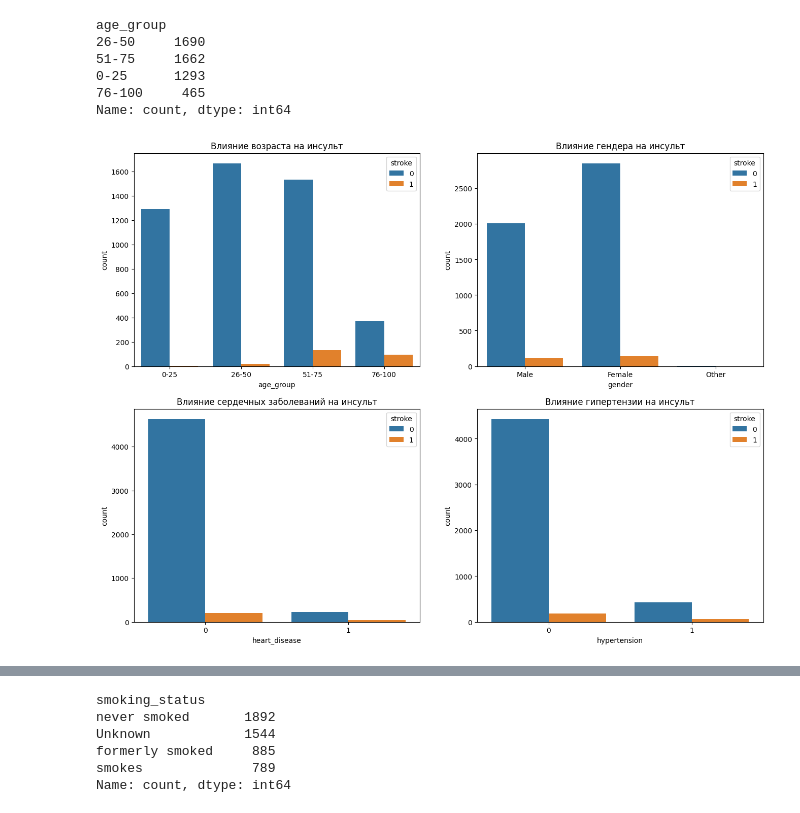
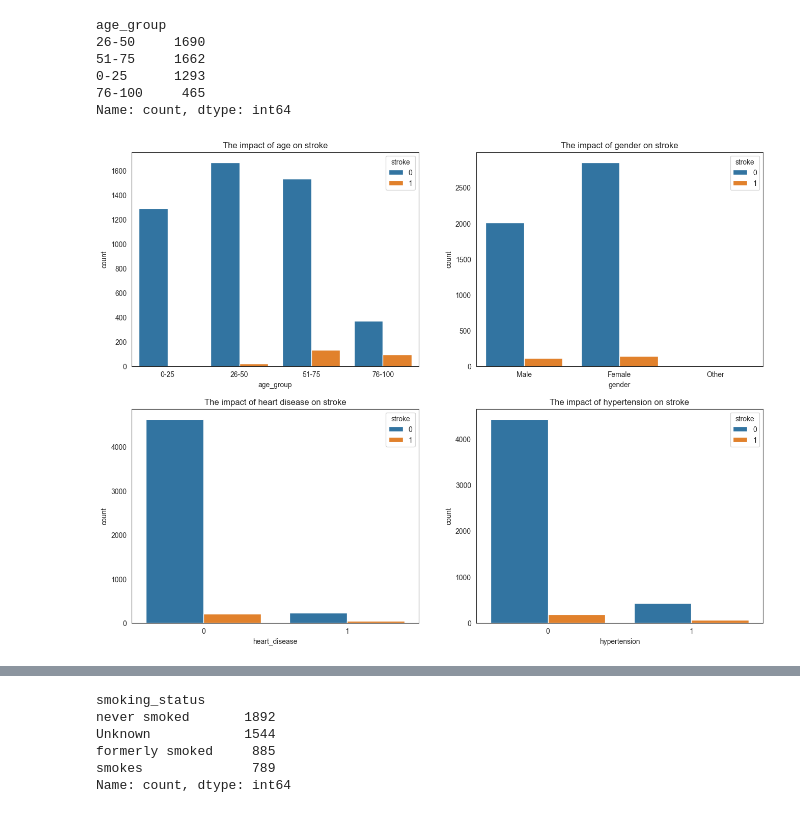
Before and after one commit to Provincial2511/My-Project-in-MedTech, a Jupyter notebook: Medical_insult.ipynb, the cells around one changed output, grey strips where cells are left out. Drawn from its saved outputs; the diff is of its cells as text; code cells hidden in the pictures.

```diff
--- a/Medical_insult.ipynb
+++ b/Medical_insult.ipynb
@@ -322,26 +312,26 @@ Name: count, dtype: int64
 # %%
 plt.figure(figsize=(16,12))
 
 plt.subplot(2, 2, 1)
 sns.countplot(x=data['age_group'],  hue = data['stroke'])
-plt.title('Влияние возраста на инсульт')
+plt.title('The impact of age on stroke')
 
 plt.subplot(2, 2, 2)
 sns.countplot(x=data['gender'],  hue = data['stroke'])
-plt.title('Влияние гендера на инсульт')
+plt.title('The impact of gender on stroke')
 
 plt.subplot(2, 2, 3)
 sns.countplot(x=data['heart_disease'],  hue = data['stroke'])
-plt.title('Влияние сердечных заболеваний на инсульт')
+plt.title('The impact of heart disease on stroke')
 
 plt.subplot(2, 2, 4)
 sns.countplot(x=data['hypertension'],  hue = data['stroke'])
-plt.title('Влияние гипертензии на инсульт')
+plt.title('The impact of hypertension on stroke')
 
 
 plt.show()
 # %% [output]
-[figure, old version]
+[figure, new version]
 # %%
 sns.countplot(x = data['smoking_status'], hue=data['stroke'])
 plt.show()
```
Also changed, not shown: parts of 87 cells of this notebook.
